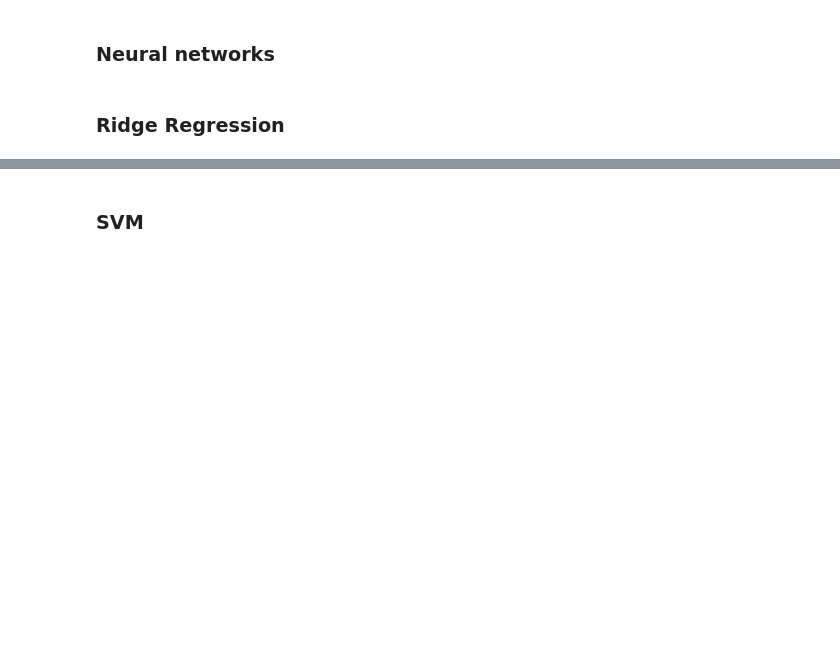
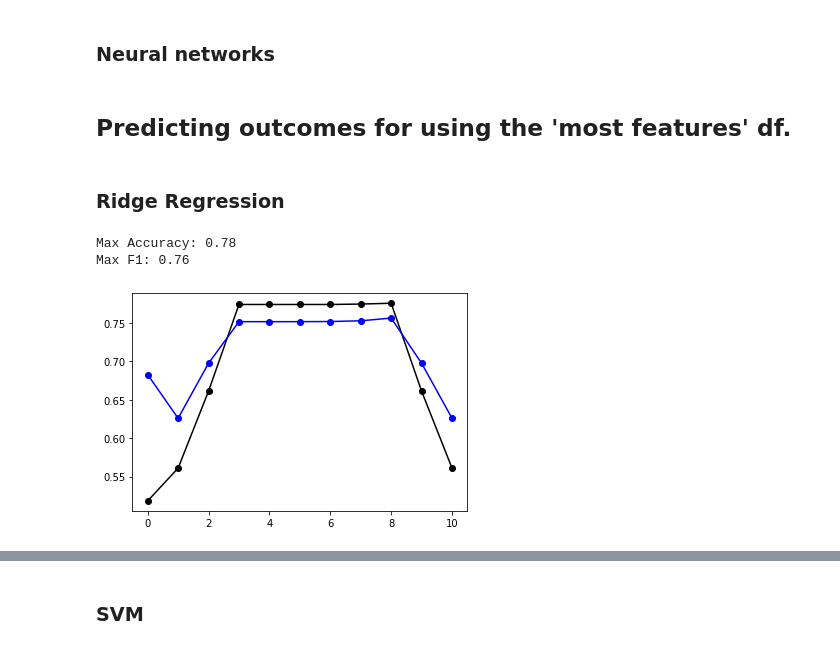
Before and after one commit to david-j-cox/GlimpseK12, a Jupyter notebook: Scripts/Complex Classification Algorithms.ipynb, the cells around one changed output, grey strips where cells are left out. Drawn from its saved outputs; the diff is of its cells as text; code cells hidden in the pictures; blank space fills up the shorter version.

```diff
--- a/Scripts/Complex Classification Algorithms.ipynb
+++ b/Scripts/Complex Classification Algorithms.ipynb
@@ -412,5 +413,31 @@ Max F1: 0.87
 [figure]
 # %% [markdown]
 ### Neural networks
+# %% [markdown]
+## Predicting outcomes for using the 'most features' df.
 # %% [markdown]
 ### Ridge Regression
+# %%
+from sklearn.linear_model import RidgeClassifier
+# Math outcomes
+X_train, X_test, y_train, y_test = train_test_split(mostFeats_pred, mostFeats_MathOutc, test_size=0.20, random_state = 649)
+rr_acc = []
+rr_f1 = []
+pot_alphas = [1e100, 1e10, 1e5, 0.01, 0.1, 1, 10, 100, 1000, 100000, 10000000000]
+for i in pot_alphas:
+    rr = RidgeClassifier(alpha=i)
+    rr.fit(X_train, y_train)
+    pred_train_rr= rr.predict(X_train)
+    pred_test_rr= rr.predict(X_test)
+    acc_val = metrics.accuracy_score(y_test, pred_test_rr)
+    rr_acc.append(acc_val)
+    f1_val = f1_score(y_test, pred_test_rr)
+    rr_f1.append(f1_val)
+plt.plot(rr_acc, marker='o', color='black')
+plt.plot(rr_f1, marker='o', color='blue')
+print("Max Accuracy:", round(max(rr_acc), 2))
+print('Max F1:', round(max(rr_f1), 2))
+# %% [output]
+Max Accuracy: 0.78
+Max F1: 0.76
+[figure, added]
```
Also changed, not shown: parts of 13 cells of this notebook, 1 other file.
